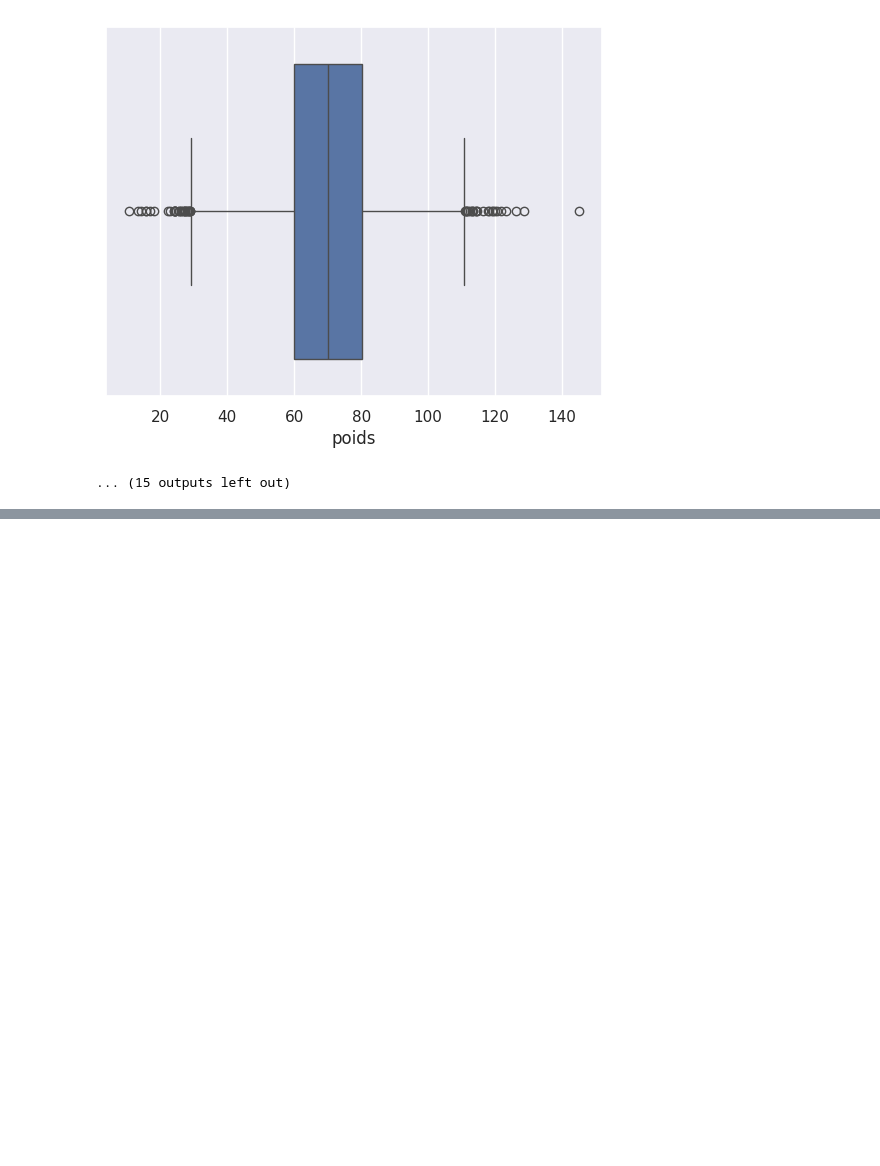
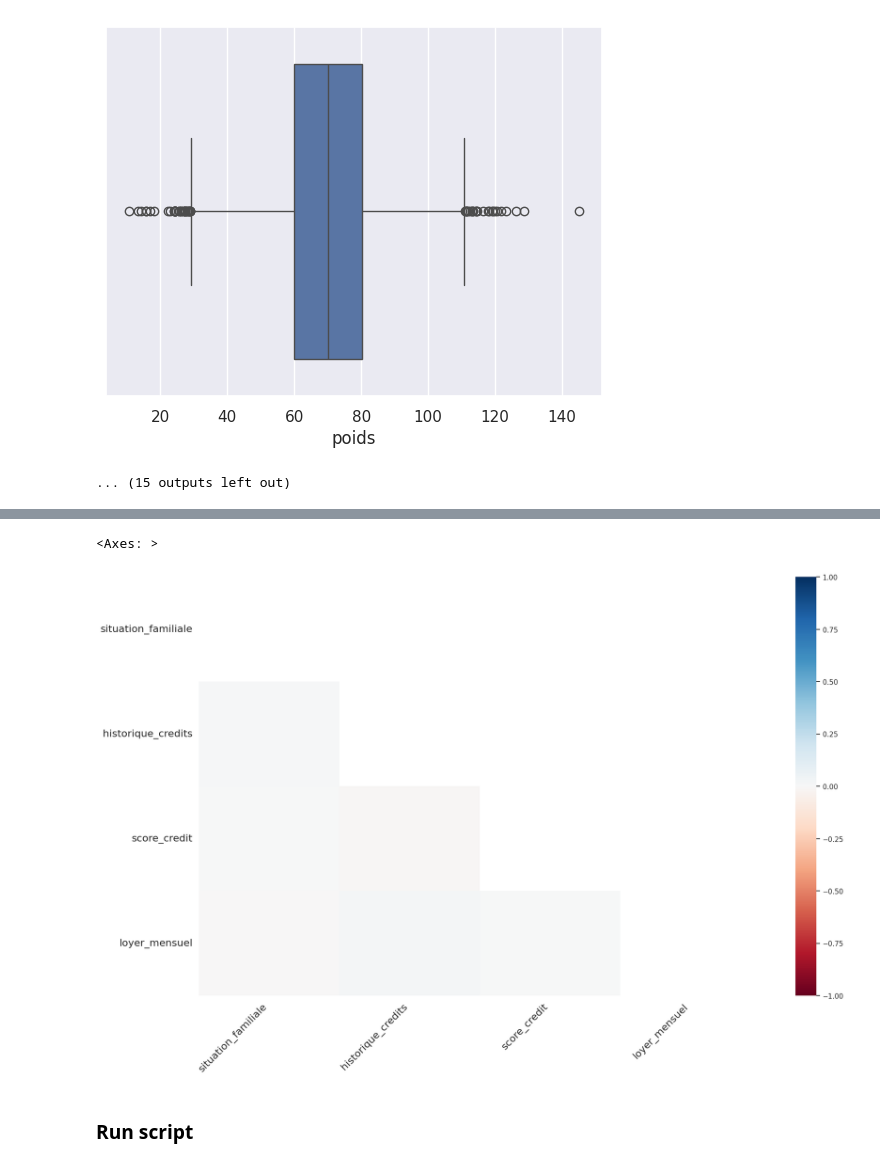
Before and after one commit to ThomasHtn/data-cleaner, a Jupyter notebook: notebook.ipynb, the cells around one changed output, grey strips where cells are left out. Saved outputs shown, nothing was run; the diff lists cells and outputs as text; code cells hidden in the pictures; blank space fills up the shorter version.

```diff
--- a/notebook.ipynb
+++ b/notebook.ipynb
@@ -66,0 +93,7 @@ BOXPLOT : poids
+# %%
+msno.heatmap(df)
+# %% [output]
+<Axes: >
+[figure, added]
+# %% [markdown]
+### Run script
```
Also changed, not shown: parts of 6 cells of this notebook, 3 other files.
